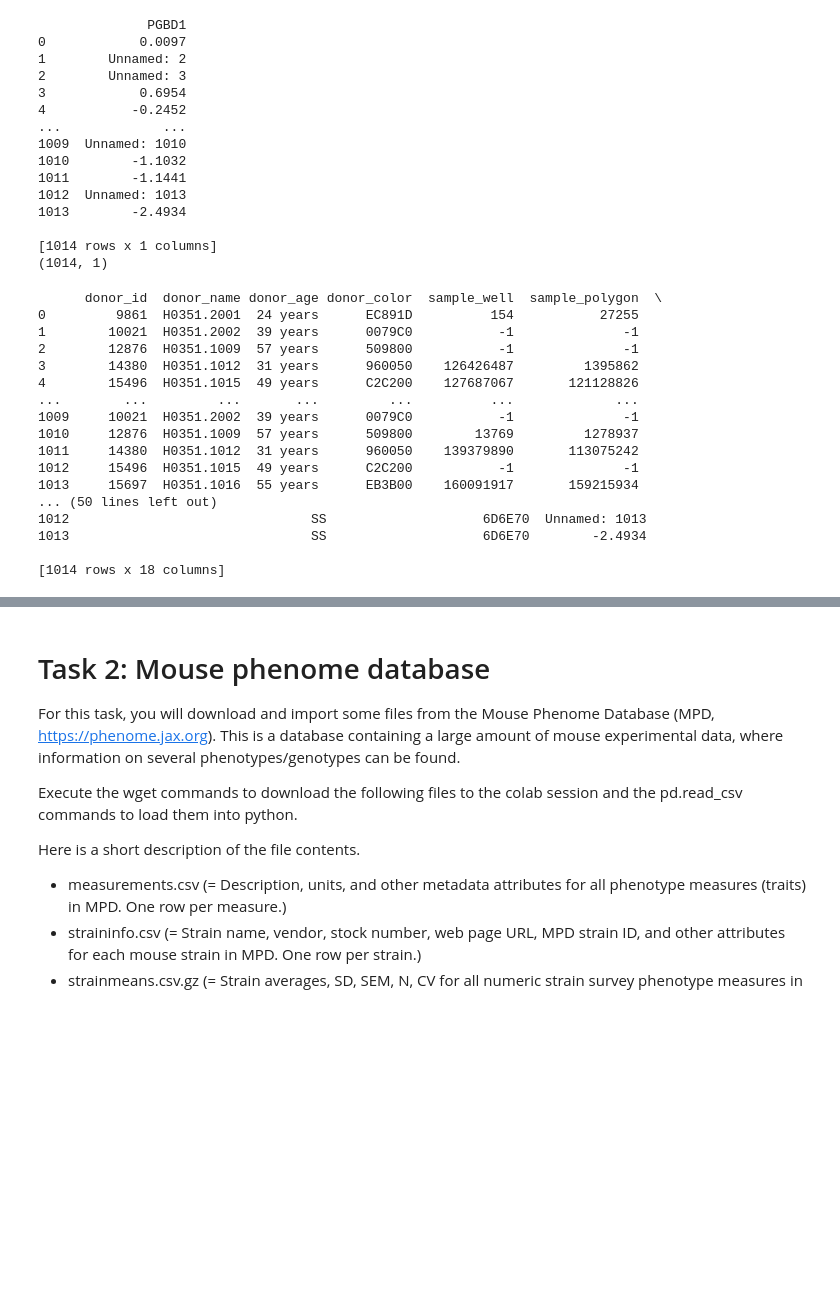
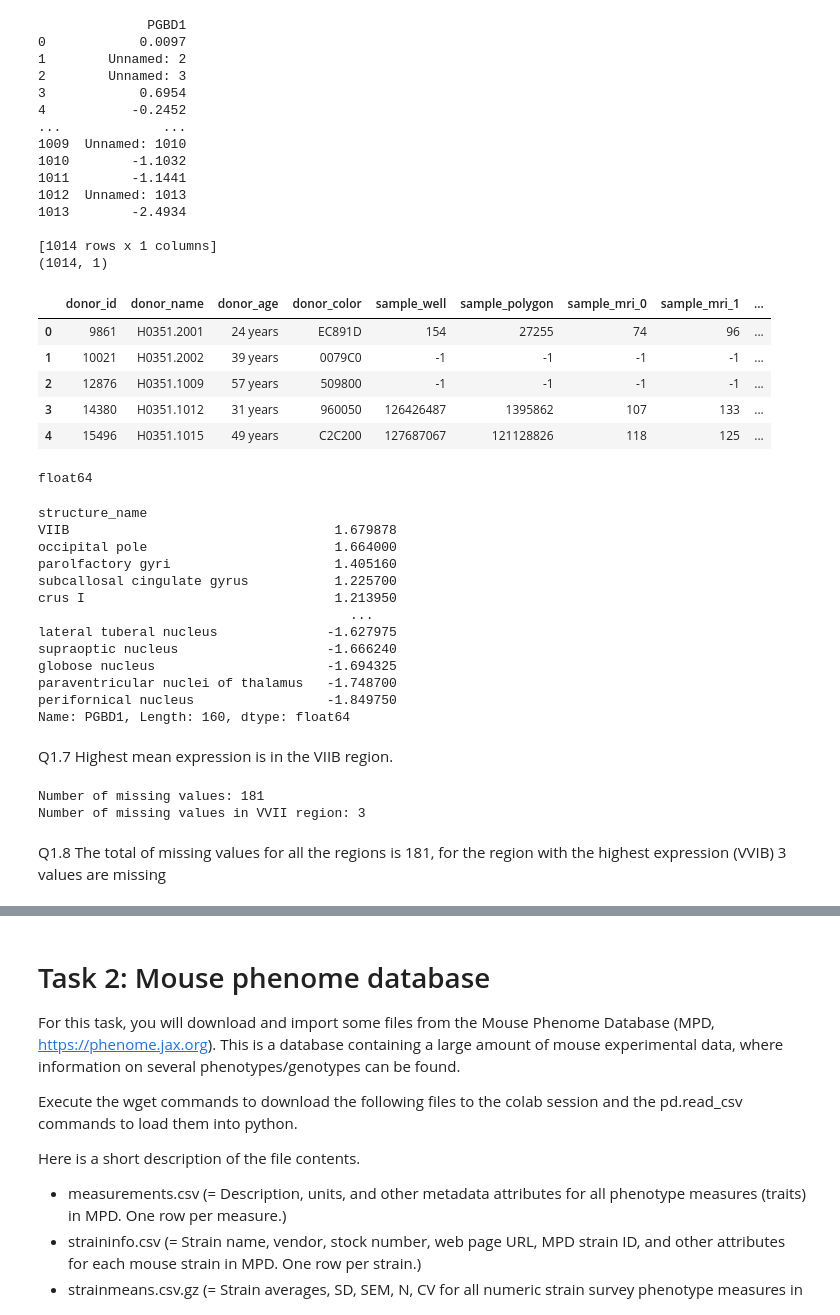
Before and after one commit to MaartenDekkers02/BigDataCourse2025, a Jupyter notebook: Assignment2.ipynb, the cells around one changed output, grey strips where cells are left out. Drawn from its saved outputs; the diff is of its cells as text; code cells hidden in the pictures; blank space fills up the shorter version.

```diff
--- a/Assignment2.ipynb
+++ b/Assignment2.ipynb
@@ -184,22 +184,46 @@ print(df_exp_transposed.shape)
 (1014, 1)
 # %%
 df_col["PGBD1"] = df_exp_transposed["PGBD1"]
-print(df_col)
+df_col.head()
 # %% [output]
-      donor_id  donor_name donor_age donor_color  sample_well  sample_polygon  \
-0         9861  H0351.2001  24 years      EC891D          154           27255
-1        10021  H0351.2002  39 years      0079C0           -1              -1
-2        12876  H0351.1009  57 years      509800           -1              -1
-3        14380  H0351.1012  31 years      960050    126426487         1395862
-4        15496  H0351.1015  49 years      C2C200    127687067       121128826
-...        ...         ...       ...         ...          ...             ...
-1009     10021  H0351.2002  39 years      0079C0           -1              -1
-1010     12876  H0351.1009  57 years      509800        13769         1278937
-1011     14380  H0351.1012  31 years      960050    139379890       113075242
-1012     15496  H0351.1015  49 years      C2C200           -1              -1
-1013     15697  H0351.1016  55 years      EB3B00    160091917       159215934
-... (50 lines left out)
-1012                               SS                    6D6E70  Unnamed: 1013
-1013                               SS                    6D6E70        -2.4934
-
-[1014 rows x 18 columns]
+|  | donor_id | donor_name | donor_age | donor_color | sample_well | sample_polygon | sample_mri_0 | sample_mri_1 | ... |
+| 0 | 9861 | H0351.2001 | 24 years | EC891D | 154 | 27255 | 74 | 96 | ... |
+| 1 | 10021 | H0351.2002 | 39 years | 0079C0 | -1 | -1 | -1 | -1 | ... |
+| 2 | 12876 | H0351.1009 | 57 years | 509800 | -1 | -1 | -1 | -1 | ... |
+| 3 | 14380 | H0351.1012 | 31 years | 960050 | 126426487 | 1395862 | 107 | 133 | ... |
+| 4 | 15496 | H0351.1015 | 49 years | C2C200 | 127687067 | 121128826 | 118 | 125 | ... |
+# %%
+df_col['PGBD1'] = pd.to_numeric(df_col['PGBD1'], errors='coerce')
+print(df_col['PGBD1'].dtype)
+# %% [output]
+float64
+# %%
+mean_expr = df_col.groupby("structure_name")["PGBD1"].mean().sort_values(ascending=False)
+print(mean_expr)
+# %% [output]
+structure_name
+VIIB                                  1.679878
+occipital pole                        1.664000
+parolfactory gyri                     1.405160
+subcallosal cingulate gyrus           1.225700
+crus I                                1.213950
+                                        ...
+lateral tuberal nucleus              -1.627975
+supraoptic nucleus                   -1.666240
+globose nucleus                      -1.694325
+paraventricular nuclei of thalamus   -1.748700
+perifornical nucleus                 -1.849750
+Name: PGBD1, Length: 160, dtype: float64
+# %% [markdown]
+Q1.7 Highest mean expression is in the VIIB region.
+# %%
+missing_values = df_col['PGBD1'].isnull().sum()
+print(f"Number of missing values: {missing_values}")
+
+missing_values_VVIB = df_col[df_col['structure_name'] == 'VIIB']['PGBD1'].isnull().sum()
+print(f"Number of missing values in VVII region: {missing_values_VVIB}")
+# %% [output]
+Number of missing values: 181
+Number of missing values in VVII region: 3
+# %% [markdown]
+Q1.8 The total of missing values for all the regions is 181, for the region with the highest expression (VVIB) 3 values are missing
```
Also changed, not shown: parts of 4 cells of this notebook.
